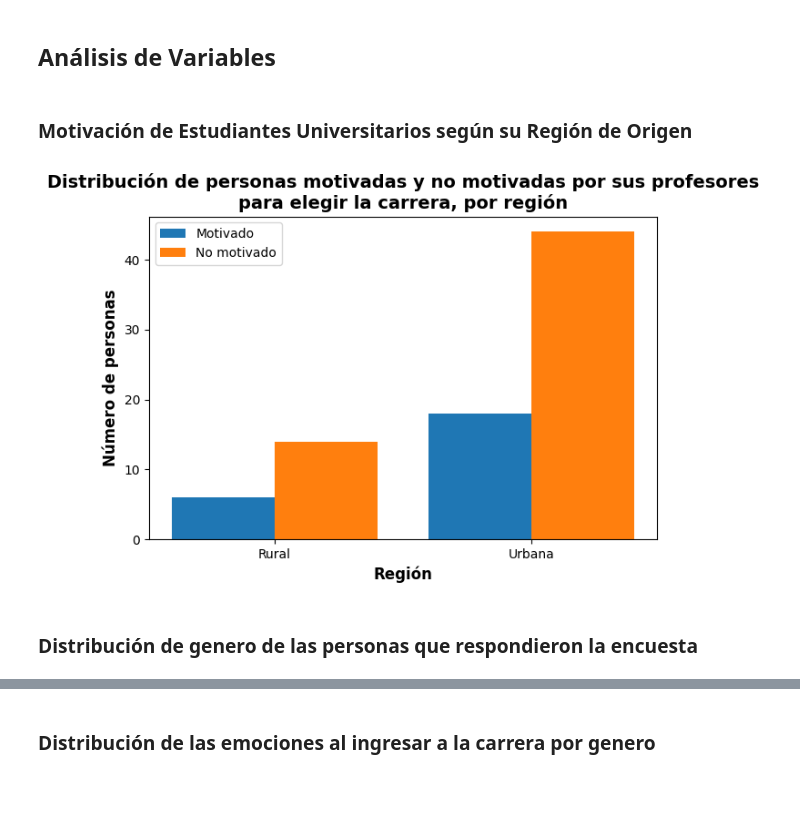
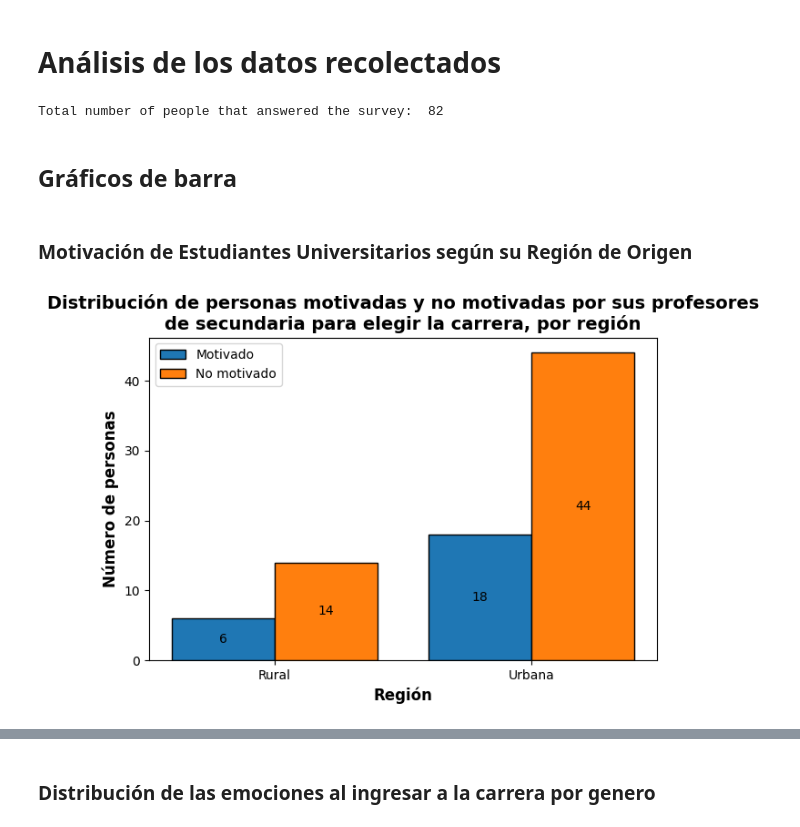
Before and after one commit to L4F7/Data_analysis_with_Python, a Jupyter notebook: survey_data_analysis.ipynb, the cells around one changed output, grey strips where cells are left out. Cells and saved outputs as stored; diff of their text form; code cells hidden in the pictures; blank space fills up the shorter version.

```diff
--- a/survey_data_analysis.ipynb
+++ b/survey_data_analysis.ipynb
@@ -1,8 +1,9 @@
 # %% [markdown]
-## Análisis de Variables
+# Análisis de los datos recolectados
 # %%
 import numpy as np
 import pandas as pd
+from wordcloud import WordCloud
 import matplotlib.pyplot as plt
 
 # Load the dataset
@@ -11,40 +12,47 @@ data = pd.DataFrame(df)
 
 # Get the total number of people that answered the survey
 totalPeople = len(data)
+
+print("Total number of people that answered the survey: ", totalPeople)
+# %% [output]
+Total number of people that answered the survey:  82
+# %% [markdown]
+## Gráficos de barra
 # %% [markdown]
 ### Motivación de Estudiantes Universitarios según su Región de Origen
 # %%
 # Define the columns that will be used to get the number of people that answered the survey by region of origin and motivation by teachers
 region_col = 'Indique la región de la cual viene'
 motivated_col = '¿Tuvo motivación por los profesores de secundaria para escoger la carrera?'
 
 # Get the number of people that answered the survey by region of origin
 rural_motivated = data[(data[region_col] == 'Rural') & (data[motivated_col] == 'Si')]
 rural_non_motivated = data[(data[region_col] == 'Rural') & (data[motivated_col] == 'No')]
 urban_motivated = data[(data[region_col] == 'Urbana') & (data[motivated_col] == 'Si')]
 urban_non_motivated = data[(data[region_col] == 'Urbana') & (data[motivated_col] == 'No')]
 
 # Get the number of people that answered the survey by region of origin and motivation by teachers
 motivated_counts = [len(rural_motivated), len(urban_motivated)]
 non_motivated_counts = [len(rural_non_motivated), len(urban_non_motivated)]
 
 # Define the labels for the regions
 region_labels = ['Rural', 'Urbana']
 
 regionIndexes = np.arange(len(region_labels))
 
-plt.bar(regionIndexes - 0.2, motivated_counts, 0.4, label='Motivado')
-plt.bar(regionIndexes + 0.2, non_motivated_counts, 0.4, label='No motivado')
+first_bar = plt.bar(regionIndexes - 0.2, motivated_counts, 0.4, label='Motivado', edgecolor='black')
+second_bar = plt.bar(regionIndexes + 0.2, non_motivated_counts, 0.4, label='No motivado', edgecolor='black')
+
+plt.bar_label(first_bar, label_type='center')
+plt.bar_label(second_bar, label_type='center')
 
 plt.xticks(regionIndexes, region_labels)
 plt.xlabel("Región", fontsize=12, fontweight='bold')
 plt.ylabel("Número de personas", fontsize=12, fontweight='bold')
-plt.title("Distribución de personas motivadas y no motivadas por sus profesores\npara elegir la carrera, por región", fontsize=14, fontweight='bold')
+plt.title("Distribución de personas motivadas y no motivadas por sus profesores\nde secundaria para elegir la carrera, por región", fontsize=14, fontweight='bold')
 plt.legend()
 plt.tight_layout()
 plt.savefig('results/motivated_by_region.png', bbox_inches='tight')
 plt.show()
 # %% [output]
-[figure, old version]
+[figure, new version]
-# %% [markdown]
-### Distribución de genero de las personas que respondieron la encuesta
```
Also changed, not shown: parts of 9 cells of this notebook, 4 other files.
